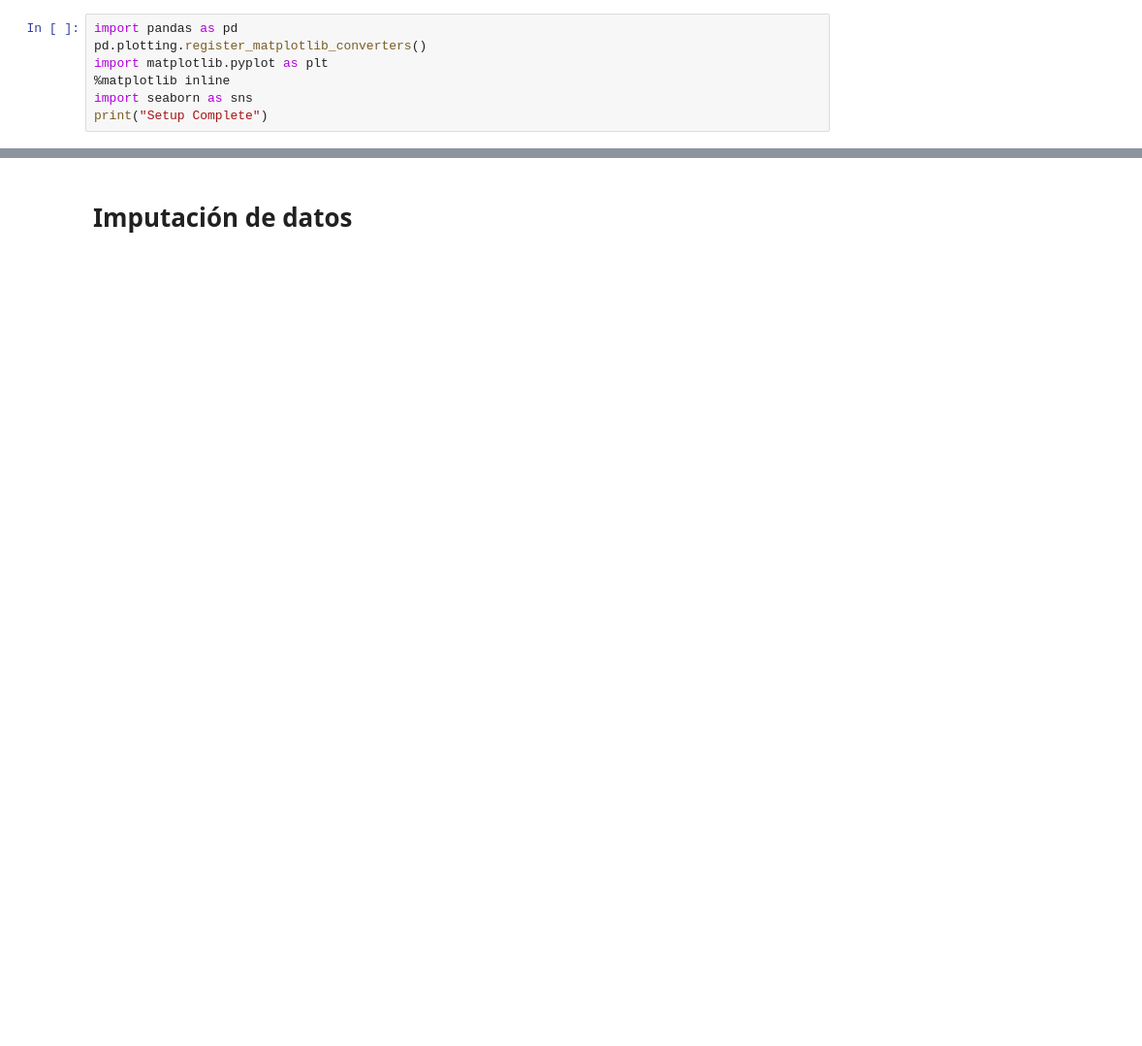
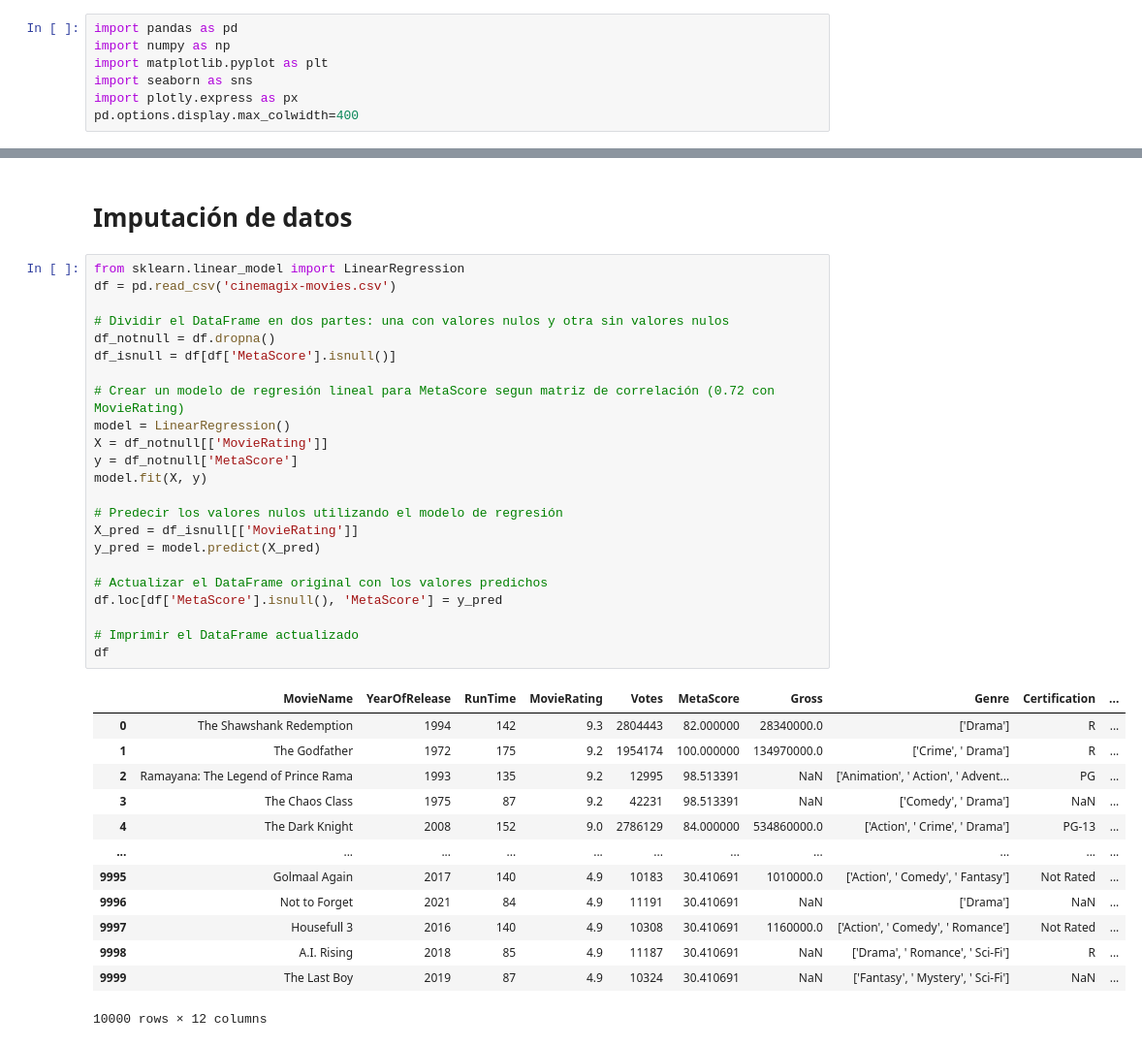
Before and after one commit to pablo11-exe/Talleres-ML, a Jupyter notebook: Taller2.ipynb, the cells around one changed output, grey strips where cells are left out. Shown at 97% size. Drawn from its saved outputs; the diff is of its cells as text; blank space fills up the shorter version.

```diff
--- a/Taller2.ipynb
+++ b/Taller2.ipynb
@@ -2,8 +2,8 @@
 # Análisis exploratorio de los datos
 # %%
 import pandas as pd
-pd.plotting.register_matplotlib_converters()
+import numpy as np
 import matplotlib.pyplot as plt
-%matplotlib inline
 import seaborn as sns
-print("Setup Complete")
+import plotly.express as px
+pd.options.display.max_colwidth=400
@@ -255,2 +215,39 @@ plt.show()
 # %% [markdown]
 # Imputación de datos
+# %%
+from sklearn.linear_model import LinearRegression
+df = pd.read_csv('cinemagix-movies.csv')
+
+# Dividir el DataFrame en dos partes: una con valores nulos y otra sin valores nulos
+df_notnull = df.dropna()
+df_isnull = df[df['MetaScore'].isnull()]
+
+# Crear un modelo de regresión lineal para MetaScore segun matriz de correlación (0.72 con MovieRating)
+model = LinearRegression()
+X = df_notnull[['MovieRating']]
+y = df_notnull['MetaScore']
+model.fit(X, y)
+
+# Predecir los valores nulos utilizando el modelo de regresión
+X_pred = df_isnull[['MovieRating']]
+y_pred = model.predict(X_pred)
+
+# Actualizar el DataFrame original con los valores predichos
+df.loc[df['MetaScore'].isnull(), 'MetaScore'] = y_pred
+
+# Imprimir el DataFrame actualizado
+df
+# %% [output]
+|  | MovieName | YearOfRelease | RunTime | MovieRating | Votes | MetaScore | Gross | Genre | Certification | ... |
+| 0 | The Shawshank Redemption | 1994 | 142 | 9.3 | 2804443 | 82.000000 | 28340000.0 | ['Drama'] | R | ... |
+| 1 | The Godfather | 1972 | 175 | 9.2 | 1954174 | 100.000000 | 134970000.0 | ['Crime', ' Drama'] | R | ... |
+| 2 | Ramayana: The Legend of Prince Rama | 1993 | 135 | 9.2 | 12995 | 98.513391 | NaN | ['Animation', ' Action', ' Advent... | PG | ... |
+| 3 | The Chaos Class | 1975 | 87 | 9.2 | 42231 | 98.513391 | NaN | ['Comedy', ' Drama'] | NaN | ... |
+| 4 | The Dark Knight | 2008 | 152 | 9.0 | 2786129 | 84.000000 | 534860000.0 | ['Action', ' Crime', ' Drama'] | PG-13 | ... |
+| ... | ... | ... | ... | ... | ... | ... | ... | ... | ... | ... |
+| 9995 | Golmaal Again | 2017 | 140 | 4.9 | 10183 | 30.410691 | 1010000.0 | ['Action', ' Comedy', ' Fantasy'] | Not Rated | ... |
+| 9996 | Not to Forget | 2021 | 84 | 4.9 | 11191 | 30.410691 | NaN | ['Drama'] | NaN | ... |
+| 9997 | Housefull 3 | 2016 | 140 | 4.9 | 10308 | 30.410691 | 1160000.0 | ['Action', ' Comedy', ' Romance'] | Not Rated | ... |
+| 9998 | A.I. Rising | 2018 | 85 | 4.9 | 11187 | 30.410691 | NaN | ['Drama', ' Romance', ' Sci-Fi'] | R | ... |
+| 9999 | The Last Boy | 2019 | 87 | 4.9 | 10324 | 30.410691 | NaN | ['Fantasy', ' Mystery', ' Sci-Fi'] | NaN | ... |
+10000 rows × 12 columns
```
Also changed, not shown: parts of 42 cells of this notebook.
